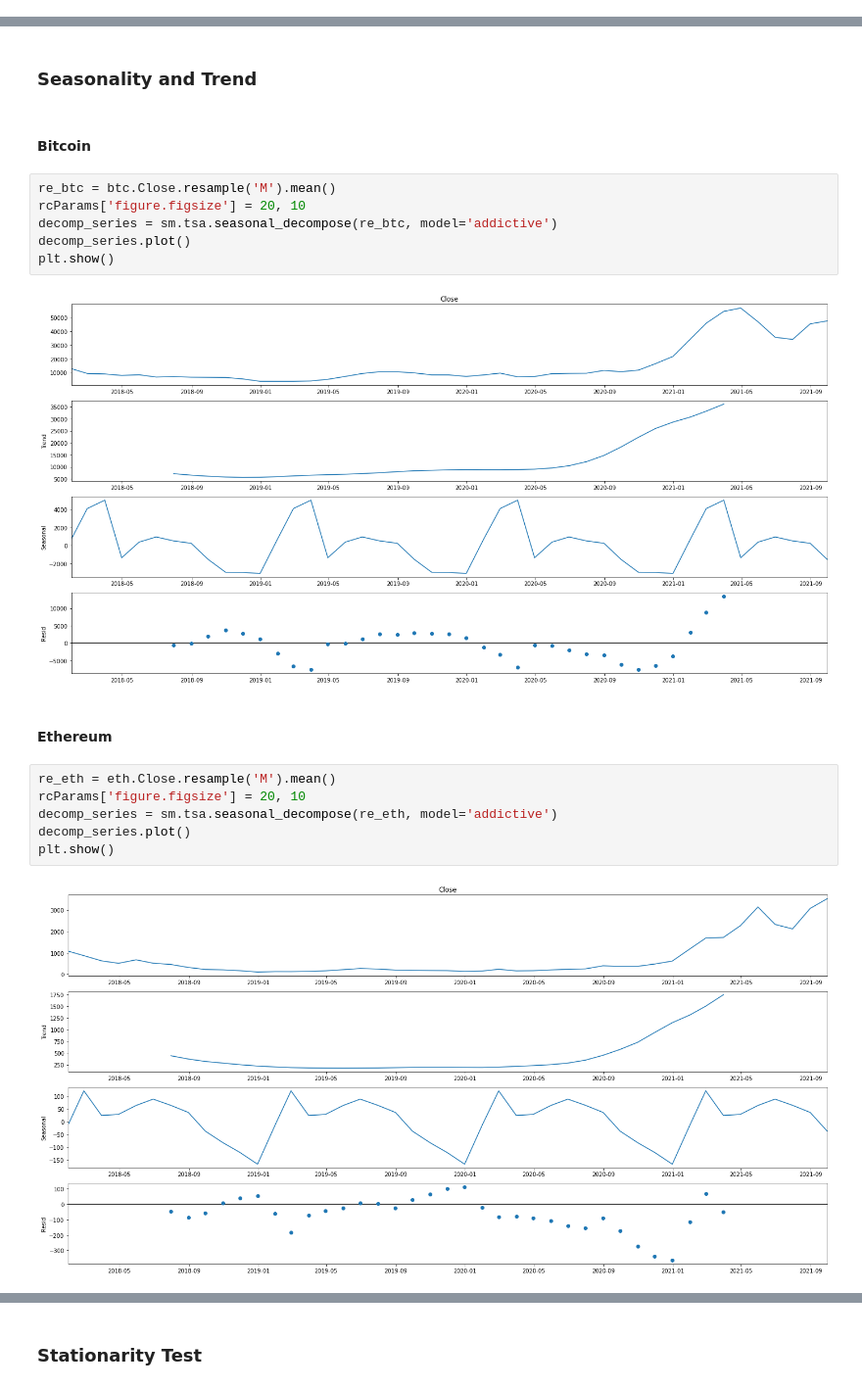
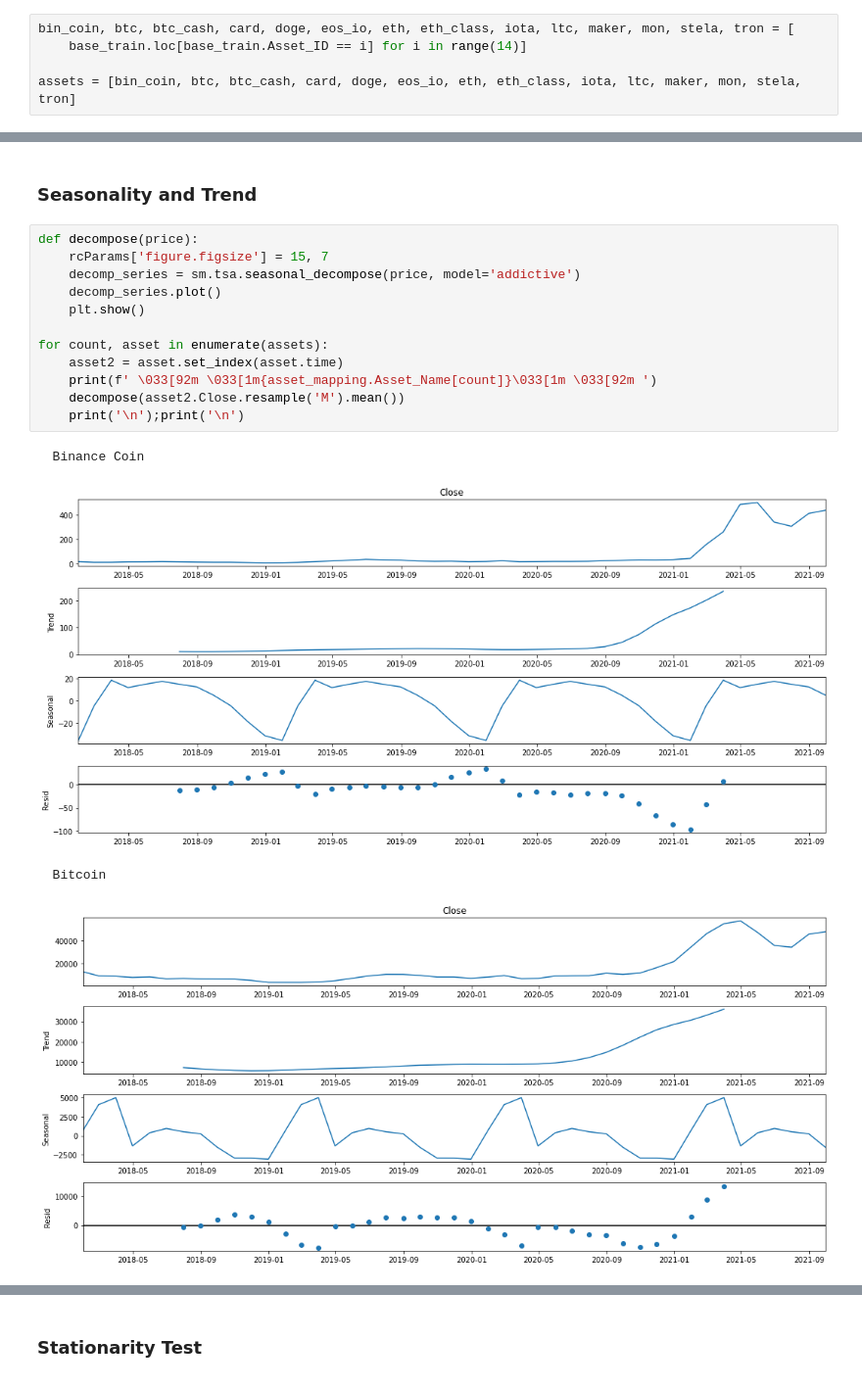
Before and after one commit to ProsperChuks/G-Research-Crypto-Forecasting, a Jupyter notebook: g-r-crypto-forecast.ipynb, the cells around one changed output, grey strips where cells are left out. Shown at 98% size. Drawn from its saved outputs; the diff is of its cells as text.

```diff
--- a/g-r-crypto-forecast.ipynb
+++ b/g-r-crypto-forecast.ipynb
@@ -66,6 +77,11 @@ VWAP              9
 Target       750338
 time              0
 dtype: int64
+# %%
+bin_coin, btc, btc_cash, card, doge, eos_io, eth, eth_class, iota, ltc, maker, mon, stela, tron = [
+    base_train.loc[base_train.Asset_ID == i] for i in range(14)]
+
+assets = [bin_coin, btc, btc_cash, card, doge, eos_io, eth, eth_class, iota, ltc, maker, mon, stela, tron]
 # %%
 print("--> Checking for physical Tensorflow devices")
 for device in tf.config.list_physical_devices():
@@ -148,23 +163,20 @@ dtype: int64
 ## Analysis and Visualization
 # %% [markdown]
 ### Seasonality and Trend
-# %% [markdown]
-#### Bitcoin
-# %%
-re_btc = btc.Close.resample('M').mean()
-rcParams['figure.figsize'] = 20, 10
-decomp_series = sm.tsa.seasonal_decompose(re_btc, model='addictive')
-decomp_series.plot()
-plt.show()
-# %% [output]
-[figure, removed]
-# %% [markdown]
-#### Ethereum
-# %%
-re_eth = eth.Close.resample('M').mean()
-rcParams['figure.figsize'] = 20, 10
-decomp_series = sm.tsa.seasonal_decompose(re_eth, model='addictive')
-decomp_series.plot()
-plt.show()
-# %% [output]
-[figure, removed]
+# %%
+def decompose(price):
+    rcParams['figure.figsize'] = 15, 7
+    decomp_series = sm.tsa.seasonal_decompose(price, model='addictive')
+    decomp_series.plot()
+    plt.show()
+
+for count, asset in enumerate(assets):
+    asset2 = asset.set_index(asset.time)
+    print(f' \033[92m \033[1m{asset_mapping.Asset_Name[count]}\033[1m \033[92m ')
+    decompose(asset2.Close.resample('M').mean())
+    print('\n');print('\n')
+# %% [output]
+  Binance Coin
+[figure, added]
+  Bitcoin
+[figure, added]
```
Also changed, not shown: parts of 20 cells of this notebook.
